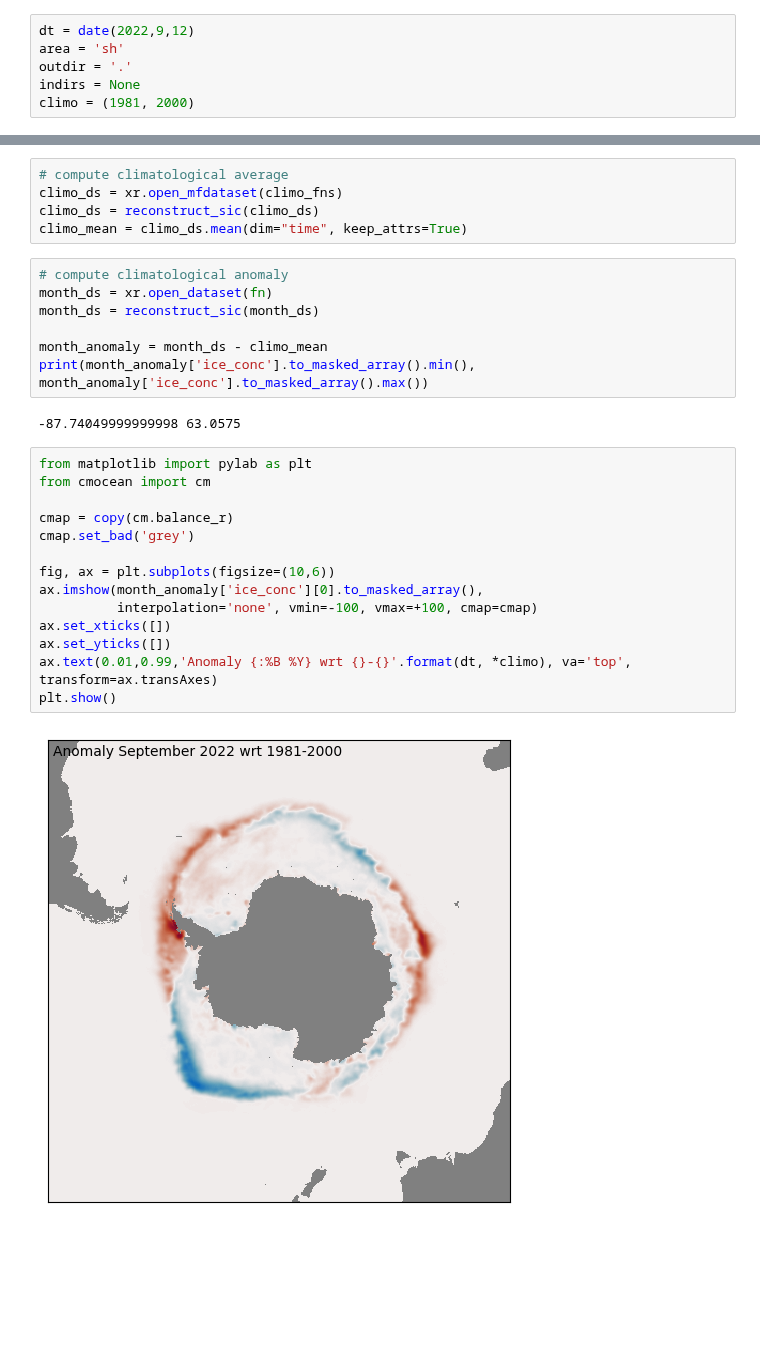
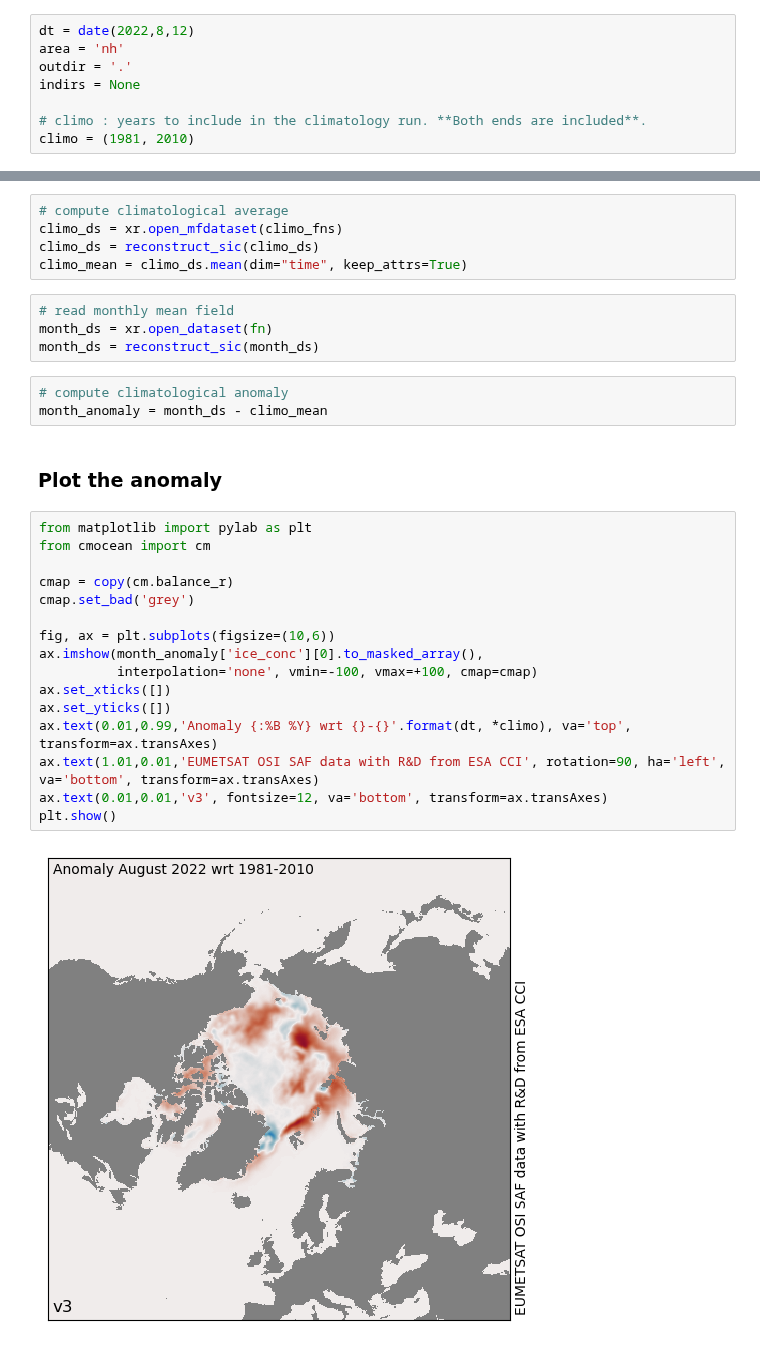
Before and after one commit to TomLav/snippets, a Jupyter notebook: Monthly Sea Ice Concentration Anomalies.ipynb, the cells around one changed output, grey strips where cells are left out. Saved outputs shown, nothing was run; the diff lists cells and outputs as text; blank space fills up the shorter version.

Commit message:
Demonstration for the computation of montly sea-ice concentration climatology and anomaly from OSI SAF data with xarray.

```diff
--- a/Monthly Sea Ice Concentration Anomalies.ipynb
+++ b/Monthly Sea Ice Concentration Anomalies.ipynb
@@ -7,9 +15,11 @@ from copy import copy
 # %%
-dt = date(2022,9,12)
-area = 'sh'
+dt = date(2022,8,12)
+area = 'nh'
 outdir = '.'
 indirs = None
-climo = (1981, 2000)
+
+# climo : years to include in the climatology run. **Both ends are included**.
+climo = (1981, 2010)
 # %%
 # input monthly SIC files
 fn_patt = 'ice_conc_{a:}_ease2-250_{c:}_{d:%Y%m}.nc'
@@ -88,28 +101,30 @@ def reconstruct_sic(ds):
 climo_ds = xr.open_mfdataset(climo_fns)
 climo_ds = reconstruct_sic(climo_ds)
 climo_mean = climo_ds.mean(dim="time", keep_attrs=True)
+# %%
+# read monthly mean field
+month_ds = xr.open_dataset(fn)
+month_ds = reconstruct_sic(month_ds)
 # %%
 # compute climatological anomaly
-month_ds = xr.open_dataset(fn)
-month_ds = reconstruct_sic(month_ds)
-
 month_anomaly = month_ds - climo_mean
-print(month_anomaly['ice_conc'].to_masked_array().min(), month_anomaly['ice_conc'].to_masked_array().max())
-# %% [output]
--87.74049999999998 63.0575
+# %% [markdown]
+### Plot the anomaly
 # %%
 from matplotlib import pylab as plt
 from cmocean import cm
 
 cmap = copy(cm.balance_r)
 cmap.set_bad('grey')
 
 fig, ax = plt.subplots(figsize=(10,6))
 ax.imshow(month_anomaly['ice_conc'][0].to_masked_array(),
           interpolation='none', vmin=-100, vmax=+100, cmap=cmap)
 ax.set_xticks([])
 ax.set_yticks([])
 ax.text(0.01,0.99,'Anomaly {:%B %Y} wrt {}-{}'.format(dt, *climo), va='top', transform=ax.transAxes)
+ax.text(1.01,0.01,'EUMETSAT OSI SAF data with R&D from ESA CCI', rotation=90, ha='left', va='bottom', transform=ax.transAxes)
+ax.text(0.01,0.01,'v3', fontsize=12, va='bottom', transform=ax.transAxes)
 plt.show()
 # %% [output]
-[figure, old version]
+[figure, new version]
```
Also changed, not shown: parts of 8 cells of this notebook.
